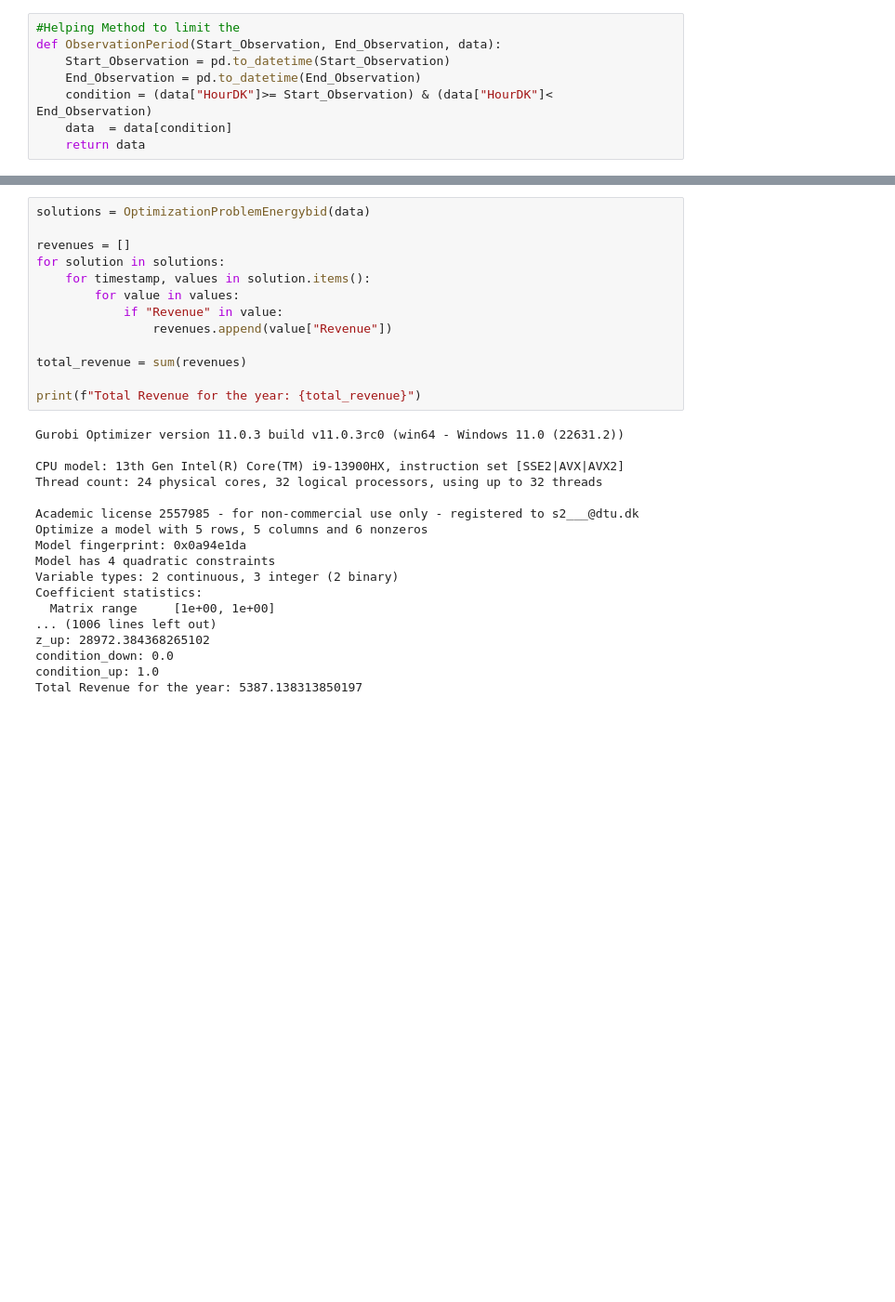
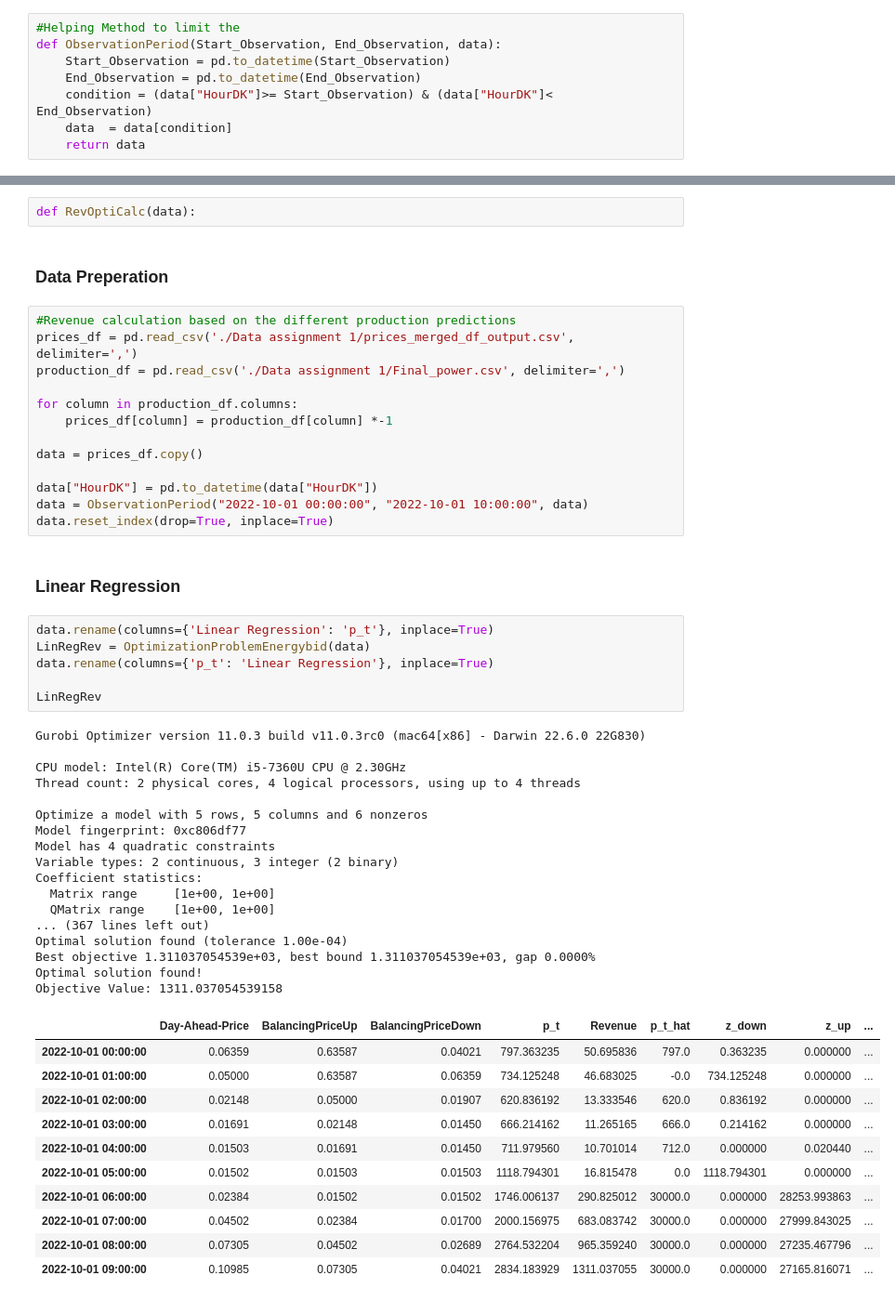
Before and after one commit to dzzz707/46765-ml-for-energy-systems, a Jupyter notebook: assignment1/Revenue_Calculation.ipynb, the cells around one changed output, grey strips where cells are left out. Shown: that part at 93% size. Saved outputs shown, nothing was run; the diff lists cells and outputs as text; blank space fills up the shorter version.

Commit message:
Revenue_Calculation

```diff
--- a/assignment1/Revenue_Calculation.ipynb
+++ b/assignment1/Revenue_Calculation.ipynb
@@ -257,31 +240,54 @@ condition_up: -0.0
+# %%
+def RevOptiCalc(data):
+# %% [markdown]
+### Data Preperation
+# %%
+#Revenue calculation based on the different production predictions
+prices_df = pd.read_csv('./Data assignment 1/prices_merged_df_output.csv', delimiter=',')
+production_df = pd.read_csv('./Data assignment 1/Final_power.csv', delimiter=',')
+
+for column in production_df.columns:
+    prices_df[column] = production_df[column] *-1
+
+data = prices_df.copy()
+
+data["HourDK"] = pd.to_datetime(data["HourDK"])
+data = ObservationPeriod("2022-10-01 00:00:00", "2022-10-01 10:00:00", data)
+data.reset_index(drop=True, inplace=True)
+# %% [markdown]
+### Linear Regression
 # %%
-solutions = OptimizationProblemEnergybid(data)
+data.rename(columns={'Linear Regression': 'p_t'}, inplace=True)
+LinRegRev = OptimizationProblemEnergybid(data)
+data.rename(columns={'p_t': 'Linear Regression'}, inplace=True)
 
-revenues = []
-for solution in solutions:
-    for timestamp, values in solution.items():
-        for value in values:
-            if "Revenue" in value:
-                revenues.append(value["Revenue"])
-
-total_revenue = sum(revenues)
-
-print(f"Total Revenue for the year: {total_revenue}")
+LinRegRev
 # %% [output]
-Gurobi Optimizer version 11.0.3 build v11.0.3rc0 (win64 - Windows 11.0 (22631.2))
+Gurobi Optimizer version 11.0.3 build v11.0.3rc0 (mac64[x86] - Darwin 22.6.0 22G830)
 
-CPU model: 13th Gen Intel(R) Core(TM) i9-13900HX, instruction set [SSE2|AVX|AVX2]
-Thread count: 24 physical cores, 32 logical processors, using up to 32 threads
+CPU model: Intel(R) Core(TM) i5-7360U CPU @ 2.30GHz
+Thread count: 2 physical cores, 4 logical processors, using up to 4 threads
 
-Academic license 2557985 - for non-commercial use only - registered to s2___@dtu.dk
 Optimize a model with 5 rows, 5 columns and 6 nonzeros
-Model fingerprint: 0x0a94e1da
+Model fingerprint: 0xc806df77
 Model has 4 quadratic constraints
 Variable types: 2 continuous, 3 integer (2 binary)
 Coefficient statistics:
   Matrix range     [1e+00, 1e+00]
-... (1006 lines left out)
-z_up: 28972.384368265102
-condition_down: 0.0
-condition_up: 1.0
-Total Revenue for the year: 5387.138313850197
+  QMatrix range    [1e+00, 1e+00]
+... (367 lines left out)
+Optimal solution found (tolerance 1.00e-04)
+Best objective 1.311037054539e+03, best bound 1.311037054539e+03, gap 0.0000%
+Optimal solution found!
+Objective Value: 1311.037054539158
+|  | Day-Ahead-Price | BalancingPriceUp | BalancingPriceDown | p_t | Revenue | p_t_hat | z_down | z_up | ... |
+| 2022-10-01 00:00:00 | 0.06359 | 0.63587 | 0.04021 | 797.363235 | 50.695836 | 797.0 | 0.363235 | 0.000000 | ... |
+| 2022-10-01 01:00:00 | 0.05000 | 0.63587 | 0.06359 | 734.125248 | 46.683025 | -0.0 | 734.125248 | 0.000000 | ... |
+| 2022-10-01 02:00:00 | 0.02148 | 0.05000 | 0.01907 | 620.836192 | 13.333546 | 620.0 | 0.836192 | 0.000000 | ... |
+| 2022-10-01 03:00:00 | 0.01691 | 0.02148 | 0.01450 | 666.214162 | 11.265165 | 666.0 | 0.214162 | 0.000000 | ... |
+| 2022-10-01 04:00:00 | 0.01503 | 0.01691 | 0.01450 | 711.979560 | 10.701014 | 712.0 | 0.000000 | 0.020440 | ... |
+| 2022-10-01 05:00:00 | 0.01502 | 0.01503 | 0.01503 | 1118.794301 | 16.815478 | 0.0 | 1118.794301 | 0.000000 | ... |
+| 2022-10-01 06:00:00 | 0.02384 | 0.01502 | 0.01502 | 1746.006137 | 290.825012 | 30000.0 | 0.000000 | 28253.993863 | ... |
+| 2022-10-01 07:00:00 | 0.04502 | 0.02384 | 0.01700 | 2000.156975 | 683.083742 | 30000.0 | 0.000000 | 27999.843025 | ... |
+| 2022-10-01 08:00:00 | 0.07305 | 0.04502 | 0.02689 | 2764.532204 | 965.359240 | 30000.0 | 0.000000 | 27235.467796 | ... |
+| 2022-10-01 09:00:00 | 0.10985 | 0.07305 | 0.04021 | 2834.183929 | 1311.037055 | 30000.0 | 0.000000 | 27165.816071 | ... |
```
Also changed, not shown: parts of 9 cells of this notebook.
